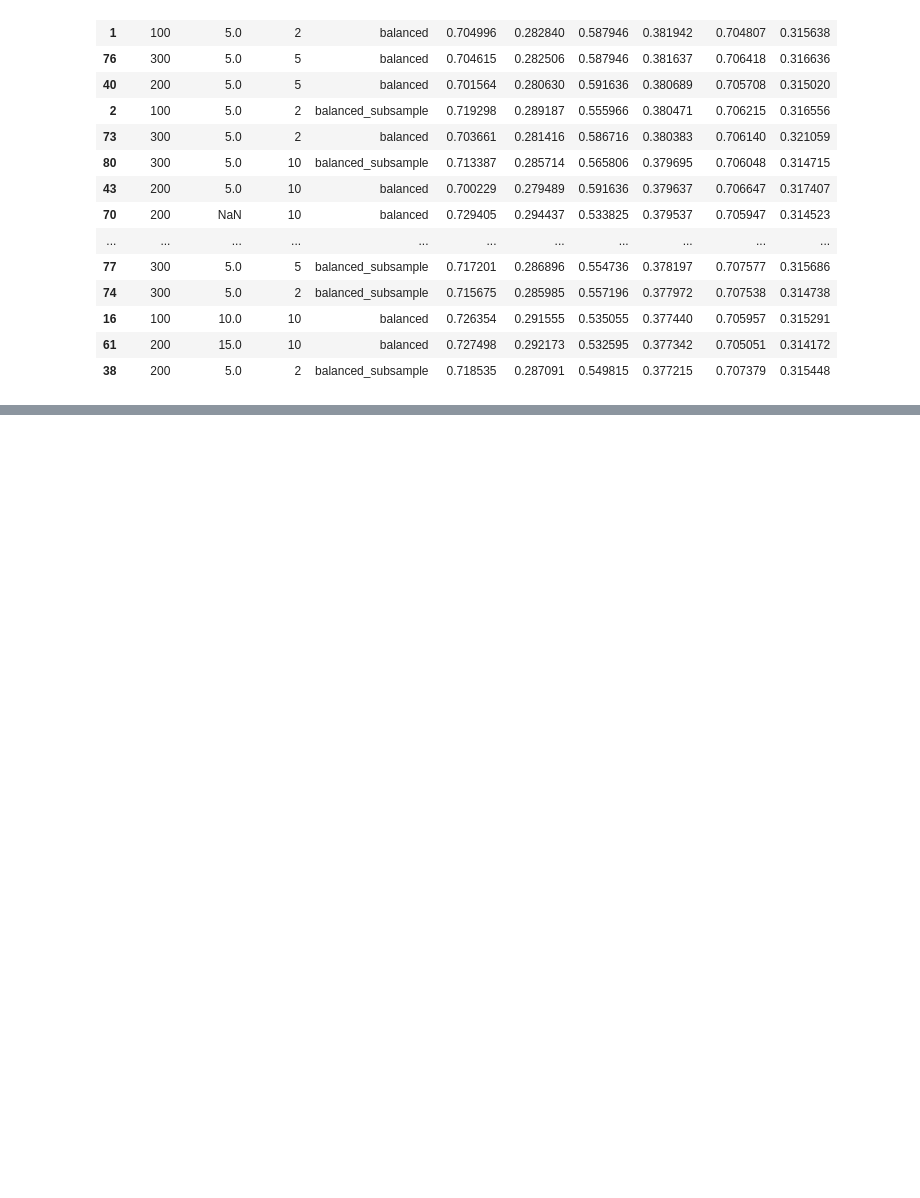
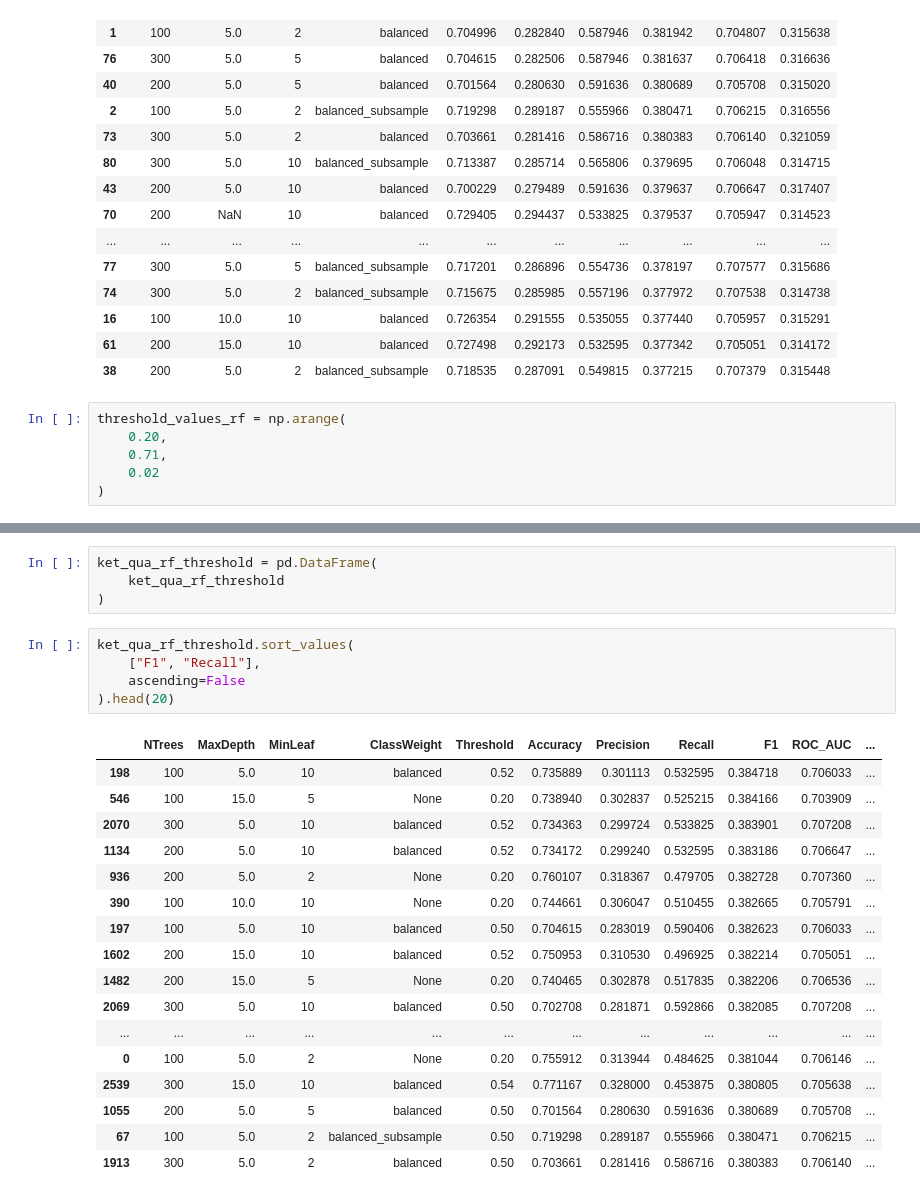
Before and after one commit to thanhbinh2505/employee-attrition-analytics, a Jupyter notebook: python/notebooks/04_tree.ipynb, the cells around one changed output, grey strips where cells are left out. Drawn from its saved outputs; the diff is of its cells as text; blank space fills up the shorter version.

```diff
--- a/python/notebooks/04_tree.ipynb
+++ b/python/notebooks/04_tree.ipynb
@@ -901,3 +901,9 @@ ket_qua_rf.sort_values(
 | 16 | 100 | 10.0 | 10 | balanced | 0.726354 | 0.291555 | 0.535055 | 0.377440 | 0.705957 | 0.315291 |
 | 61 | 200 | 15.0 | 10 | balanced | 0.727498 | 0.292173 | 0.532595 | 0.377342 | 0.705051 | 0.314172 |
 | 38 | 200 | 5.0 | 2 | balanced_subsample | 0.718535 | 0.287091 | 0.549815 | 0.377215 | 0.707379 | 0.315448 |
+# %%
+threshold_values_rf = np.arange(
+    0.20,
+    0.71,
+    0.02
+)
@@ -903,0 +990,27 @@ ket_qua_rf.sort_values(
+# %%
+ket_qua_rf_threshold = pd.DataFrame(
+    ket_qua_rf_threshold
+)
+# %%
+ket_qua_rf_threshold.sort_values(
+    ["F1", "Recall"],
+    ascending=False
+).head(20)
+# %% [output]
+|  | NTrees | MaxDepth | MinLeaf | ClassWeight | Threshold | Accuracy | Precision | Recall | F1 | ROC_AUC | ... |
+| 198 | 100 | 5.0 | 10 | balanced | 0.52 | 0.735889 | 0.301113 | 0.532595 | 0.384718 | 0.706033 | ... |
+| 546 | 100 | 15.0 | 5 | None | 0.20 | 0.738940 | 0.302837 | 0.525215 | 0.384166 | 0.703909 | ... |
+| 2070 | 300 | 5.0 | 10 | balanced | 0.52 | 0.734363 | 0.299724 | 0.533825 | 0.383901 | 0.707208 | ... |
+| 1134 | 200 | 5.0 | 10 | balanced | 0.52 | 0.734172 | 0.299240 | 0.532595 | 0.383186 | 0.706647 | ... |
+| 936 | 200 | 5.0 | 2 | None | 0.20 | 0.760107 | 0.318367 | 0.479705 | 0.382728 | 0.707360 | ... |
+| 390 | 100 | 10.0 | 10 | None | 0.20 | 0.744661 | 0.306047 | 0.510455 | 0.382665 | 0.705791 | ... |
+| 197 | 100 | 5.0 | 10 | balanced | 0.50 | 0.704615 | 0.283019 | 0.590406 | 0.382623 | 0.706033 | ... |
+| 1602 | 200 | 15.0 | 10 | balanced | 0.52 | 0.750953 | 0.310530 | 0.496925 | 0.382214 | 0.705051 | ... |
+| 1482 | 200 | 15.0 | 5 | None | 0.20 | 0.740465 | 0.302878 | 0.517835 | 0.382206 | 0.706536 | ... |
+| 2069 | 300 | 5.0 | 10 | balanced | 0.50 | 0.702708 | 0.281871 | 0.592866 | 0.382085 | 0.707208 | ... |
+| ... | ... | ... | ... | ... | ... | ... | ... | ... | ... | ... | ... |
+| 0 | 100 | 5.0 | 2 | None | 0.20 | 0.755912 | 0.313944 | 0.484625 | 0.381044 | 0.706146 | ... |
+| 2539 | 300 | 15.0 | 10 | balanced | 0.54 | 0.771167 | 0.328000 | 0.453875 | 0.380805 | 0.705638 | ... |
+| 1055 | 200 | 5.0 | 5 | balanced | 0.50 | 0.701564 | 0.280630 | 0.591636 | 0.380689 | 0.705708 | ... |
+| 67 | 100 | 5.0 | 2 | balanced_subsample | 0.50 | 0.719298 | 0.289187 | 0.555966 | 0.380471 | 0.706215 | ... |
+| 1913 | 300 | 5.0 | 2 | balanced | 0.50 | 0.703661 | 0.281416 | 0.586716 | 0.380383 | 0.706140 | ... |
```
Also changed, not shown: parts of 11 cells of this notebook, 47 other files.
